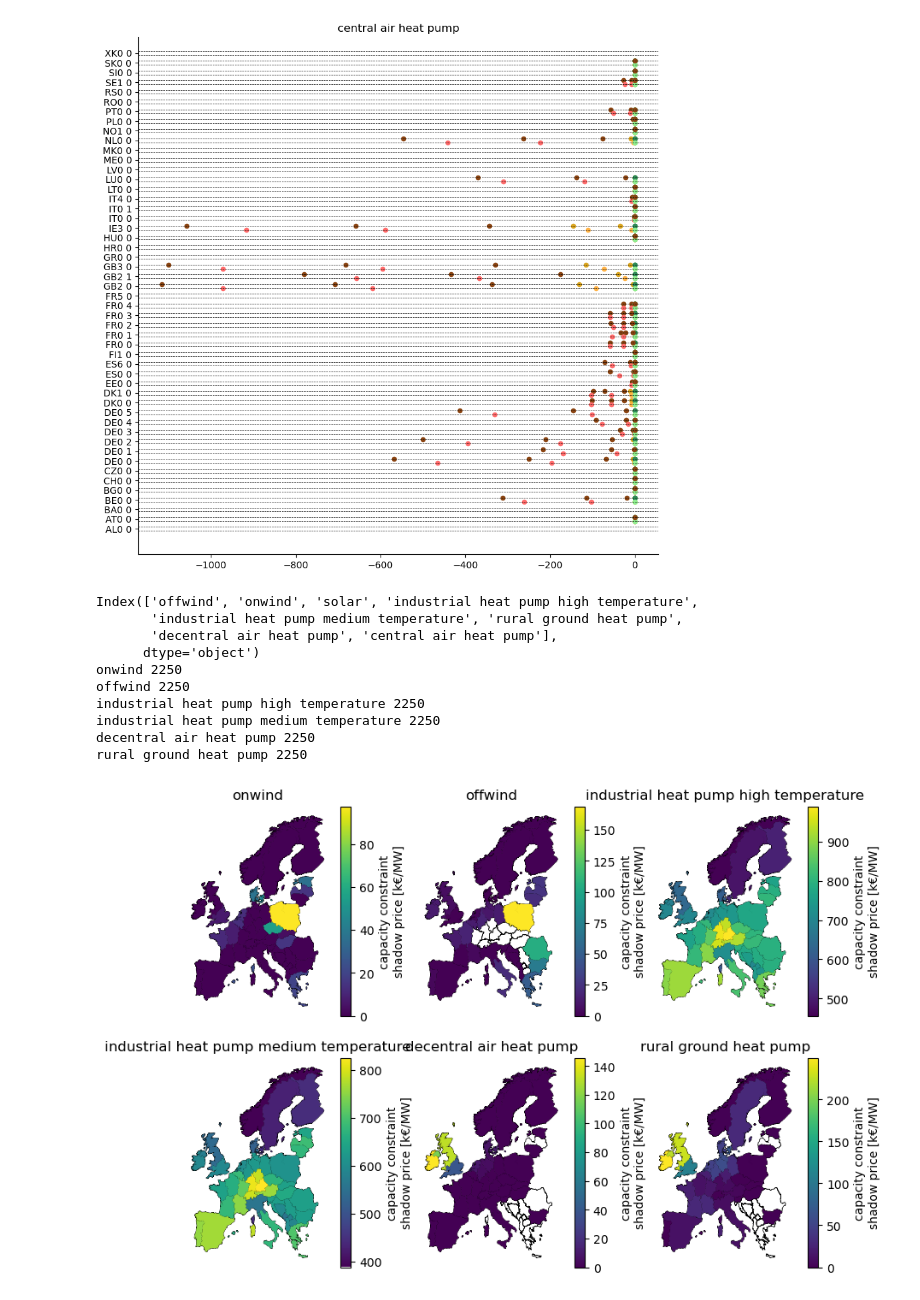
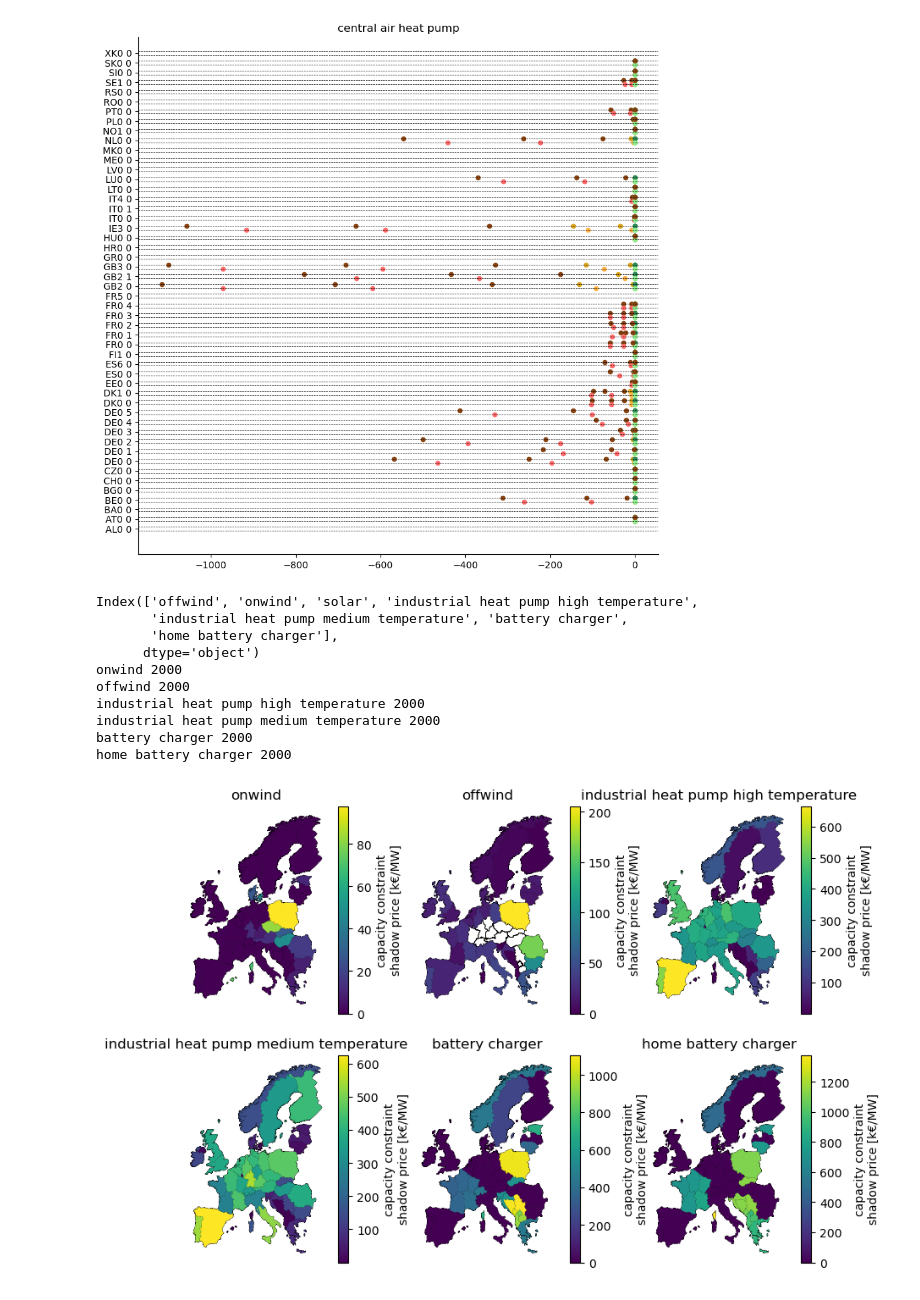
Before and after one commit to LukasFrankenQ/resilient-pypsa-eur, a Jupyter notebook: notebooks/evaluate_constraints.ipynb, the cells around one changed output. Drawn from its saved outputs; the diff is of its cells as text; code cells hidden in the pictures.

```diff
--- a/notebooks/evaluate_constraints.ipynb
+++ b/notebooks/evaluate_constraints.ipynb
@@ -21,6 +19,6 @@ n.generators.loc[['BA0 0 0 solar'], ['p_nom', 'p_nom_min', 'p_nom_max', 'p_nom_o
 # %%
 path = Path.cwd().parent / 'results' / 'duals'
-template = 'base_s_50__168H-T-H-B-I-A-dist1_2035_NT+{}_{}_{}_mu.csv'
+template = 'base_s_50__3H-T-H-B-I-A-dist1_2035_NT+fast_{}_{}_mu.csv'
 fns = list(path.glob('*.csv'))
 # %%
 def weighted_average(quantity: pd.Series, weights: pd.Series) -> float:
@@ -89,17 +88,18 @@ carriers = [
     'biomass boiler',
 ]
 
-wiggles = list(range(1000, 4250, 250))
+# wiggles = list(range(0, 4000, 250))
+wiggles = [2000]
 
 # Process 'fast' scenario
 for wiggle in tqdm(wiggles):
 
     n = pypsa.Network(
-        Path.cwd().parent / 'results' / 'networks' / 'base_s_50__168H-T-H-B-I-A-dist1_2035_NT+{}_{}.nc'.format('fast', wiggle)
+        Path.cwd().parent / 'results' / 'networks' / 'base_s_50__168H-T-H-B-I-A-dist1_2035_{}_{}.nc'.format('NT+fast', wiggle)
     )
 
     uppers_df = pd.read_csv(
-            path / template.format('fast', wiggle, 'upper'), index_col=1
+            path / template.format('free', wiggle, 'upper'), index_col=1
         ).iloc[:, 1].rename(wiggle)
 
     # print(uppers_df.index.isin(n.generators.index.union(n.links.index)).all())
@@ -381,3 +383,5 @@ import geopandas as gpd
 regions = gpd.read_file(
     Path.cwd().parent / 'resources' / 'regions_onshore_base_s_50.geojson'
 ).set_index('name')
+# %%
+template = 'base_s_50__3H-T-H-B-I-A-dist1_2035_NT+fast_{}_{}_mu.csv'
@@ -392,6 +424,8 @@ carriers = [
     'solar',
     'industrial heat pump high temperature',
     'industrial heat pump medium temperature',
+    'battery charger',
+    'home battery charger',
     'rural ground heat pump',
     'decentral air heat pump',
     'central air heat pump',
@@ -400,12 +434,13 @@ carriers = [
     'biomass boiler',
 ]
 
-wiggles = list(range(1000, 4250, 250))
+# wiggles = list(range(1000, 4250, 250))
+wiggles = [2000]
 
-for scen, wiggle in product(['fast', 'medium'], wiggles):
+for scen, wiggle in product(['fast'], wiggles):
 
     uppers_df = pd.read_csv(
-            path / template.format(scen, wiggle, 'upper'), index_col=1
+            path / template.format(wiggle, 'upper'), index_col=1
         ).iloc[:, 1].rename(wiggle)
 
     for carrier in carriers:
@@ -470,46 +506,50 @@ for carrier in df.columns.unique(1):
 [figure]
 [figure]
 # %%
-ss = df.loc[:, idx['medium']]
+idx = pd.IndexSlice
+
+ss = df.loc[:, idx['fast']]
 ss.columns.unique(0)
-w = 2250
+w = 2000
 print(ss.columns.unique(0))
 
 fig, axs = plt.subplots(2, 3, figsize=(10, 7))
 
 regions_plot = regions.copy().to_crs(epsg=4258)
 
 for i, carrier in enumerate([
     'onwind',
     'offwind',
     'industrial heat pump high temperature',
     'industrial heat pump medium temperature',
-    'decentral air heat pump',
-    'rural ground heat pump',
+    # 'decentral air heat pump',
+    # 'rural ground heat pump',
+    'battery charger',
+    'home battery charger',
 ]):
 
     ax = axs.flatten()[i]
 
     print(carrier, w)
     regions_plot['col'] = ss.loc[:, idx[carrier, w]].mul(-1)
     # print(ss.loc[:, idx[carrier, w]])
     regions_plot.plot(ax=ax, facecolor='none', lw=0.5)
     regions_plot.plot(ax=ax, column='col', cmap='viridis', legend=True,
                      legend_kwds={'label': 'capacity constraint\nshadow price [k€/MW]'})
 
     ax.set_title(carrier)
     ax.set_axis_off()
 
 plt.show()
 # %% [output]
 Index(['offwind', 'onwind', 'solar', 'industrial heat pump high temperature',
-       'industrial heat pump medium temperature', 'rural ground heat pump',
-       'decentral air heat pump', 'central air heat pump'],
+       'industrial heat pump medium temperature', 'battery charger',
+       'home battery charger'],
       dtype='object')
-onwind 2250
-offwind 2250
-industrial heat pump high temperature 2250
-industrial heat pump medium temperature 2250
-decentral air heat pump 2250
-rural ground heat pump 2250
+onwind 2000
+offwind 2000
+industrial heat pump high temperature 2000
+industrial heat pump medium temperature 2000
+battery charger 2000
+home battery charger 2000
-[figure, old version]
+[figure, new version]
```
Also changed, not shown: parts of 10 cells of this notebook, 2 other files.
